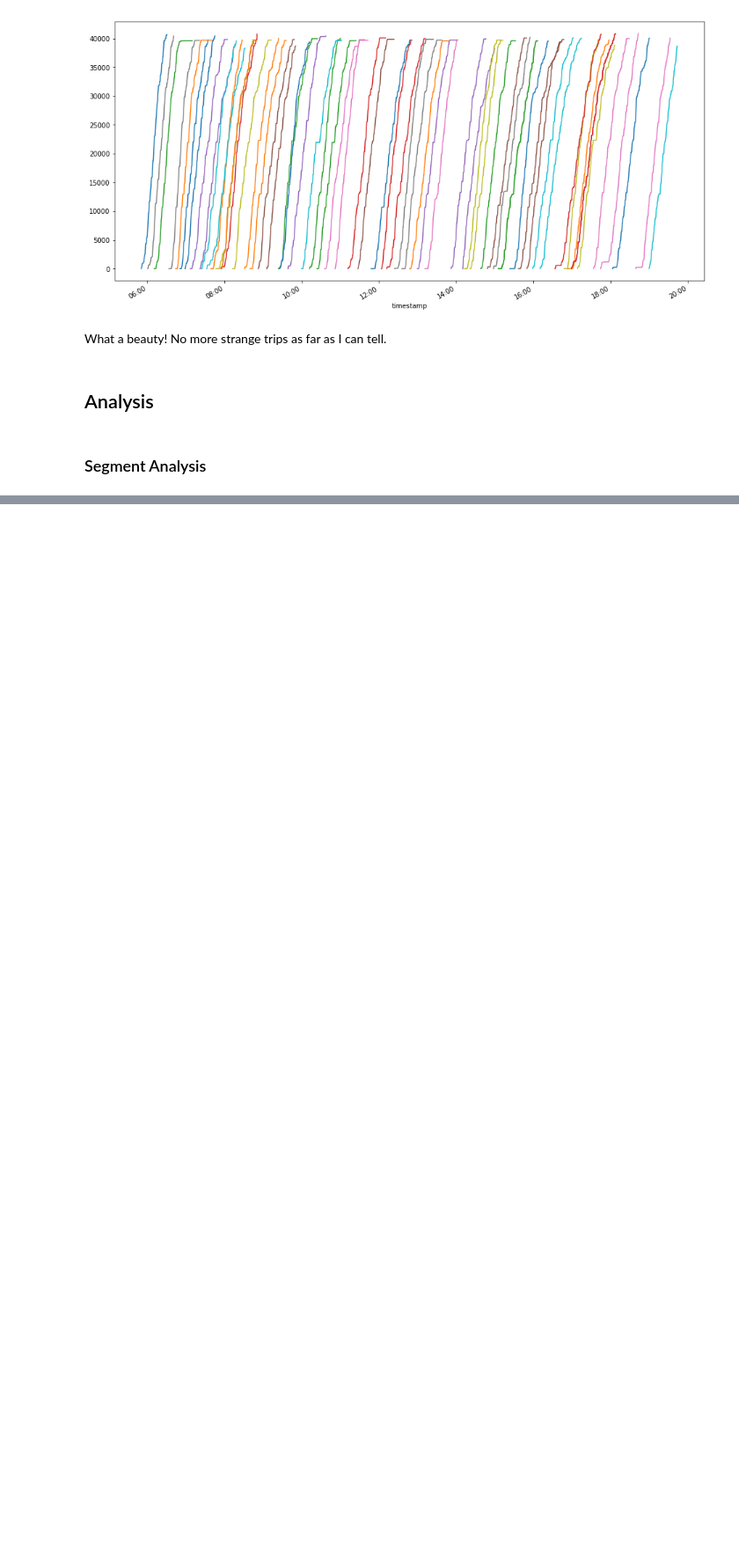
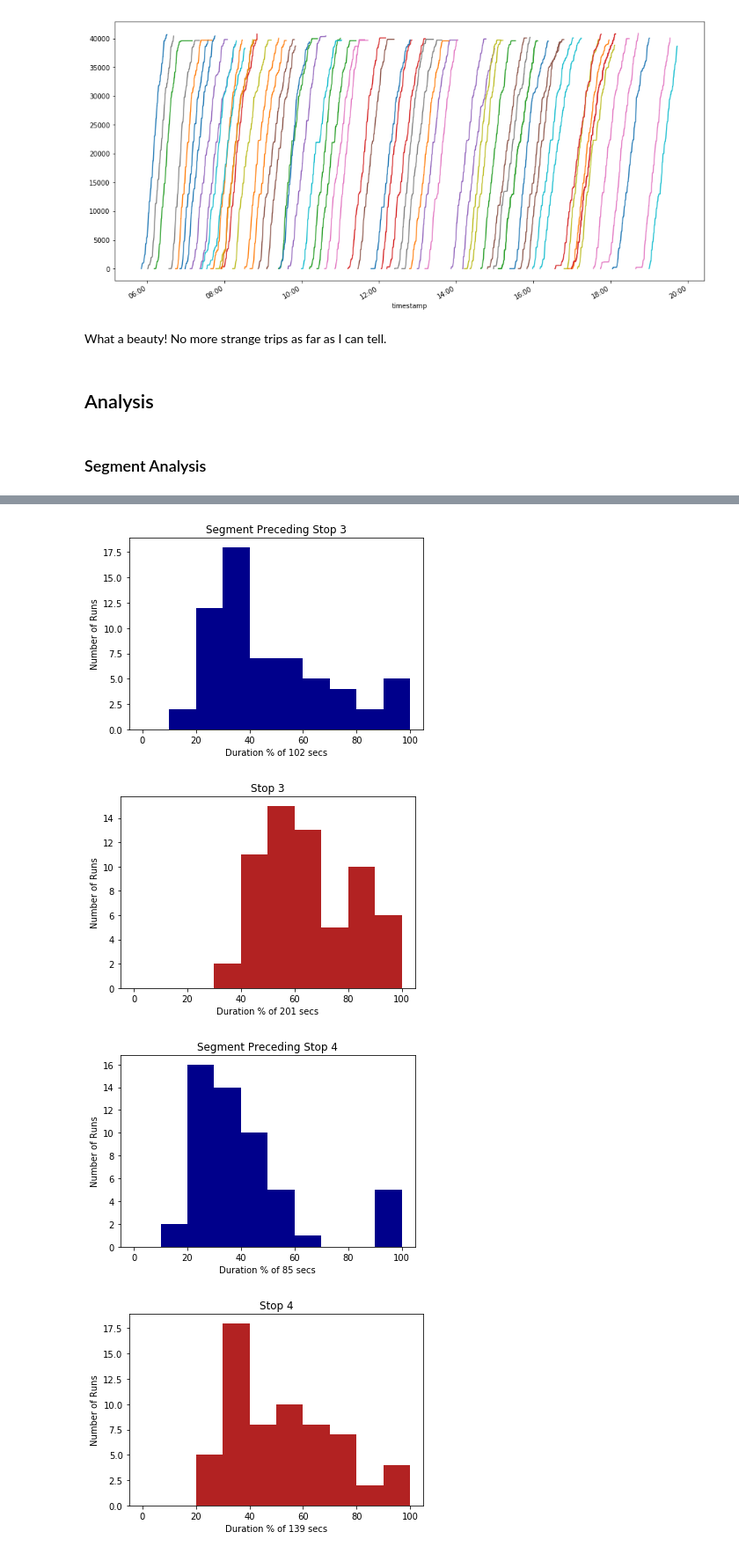
Before and after one commit to ehabebeid/ehabebeid.github.io, a Jupyter notebook: bus_avl/index.ipynb, the cells around one changed output, grey strips where cells are left out. Shown: that part at 88% size. Saved outputs shown, nothing was run; the diff lists cells and outputs as text; code cells hidden in the pictures; blank space fills up the shorter version.

Commit message:
segment updates

```diff
--- a/bus_avl/index.ipynb
+++ b/bus_avl/index.ipynb
@@ -149,15 +149,17 @@ We notice that most trips have approximately the same maximum odometer reading,
 # %% [markdown]
 ### Remove trips with odometer resets to zero
 # %%
-def remove_short_trips(df):
+def remove_short_trips(df, display=True):
     df_cleaned = df.copy()
     # calculate median odometer reading m
     max_odos = {}
-    print("trip  max odo")
+    if display:
+        print("trip  max odo")
 
     for name, group in df_cleaned.groupby('route_run_id'):
         max_odo = group['odo_feet'].max()
-        print(name, max_odo)
+        if display:
+            print(name, max_odo)
         max_odos[name] = max_odo
 
     max_odo_values = list(max_odos.values())
@@ -221,5 +223,5 @@ ax.get_legend().remove()
 # %% [output]
 [figure]
 # %%
-df_all_cln = remove_short_trips(df_all)
+df_all_cln = remove_short_trips(df_all, display=False)
 # %% [output]
@@ -323,17 +330,7 @@ for name, group in df_all_cln.loc[df_all_cln['invalid'] == 0].groupby('route_run
 # %%
-pp = pprint.PrettyPrinter()
-# pp.pprint(segments)
-
 segment_durations = {}
 for key, segment_list in segments.items():
     for run in segment_list:
         if not segment_durations.get(key):
             segment_durations[key] = []
-        segment_durations[key].append(run['duration'])
+        segment_durations[key].append(run['duration_secs'])
-# %%
-for key, l in segment_durations.items():
-    pyplot.hist(l)
-    pyplot.title("Segment "+key)
-    pyplot.xlabel("Duration (seconds)")
-    pyplot.ylabel("Number of Runs")
-    pyplot.show()
@@ -353,0 +337,23 @@ for key, l in segment_durations.items():
+# %%
+for key, l in segment_durations.items():
+    max_l = max(l)
+    norm_l = [i/max_l*100 for i in l]
+    #create title
+    stop_n = key[:-1]
+    if key[-1] == "S":
+        title = "Stop " + stop_n
+        c = "firebrick"
+    else:
+        title = "Segment Preceding Stop " + stop_n
+        c = "darkblue"
+
+    pyplot.title(title)
+    pyplot.hist(norm_l, color=c,range=(0,100))
+    pyplot.xlabel("Duration % of " + str(int(max_l)) + " secs")
+    pyplot.ylabel("Number of Runs")
+    pyplot.show()
+# %% [output]
+[figure, added]
+[figure, added]
+[figure, added]
+[figure, added]
```
Also changed, not shown: parts of 5 cells of this notebook.
